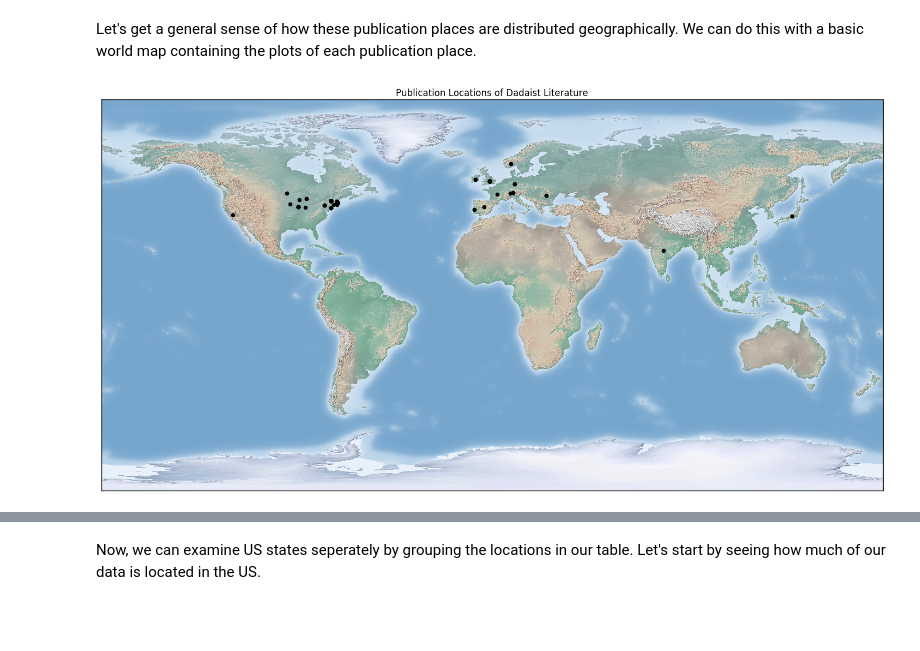
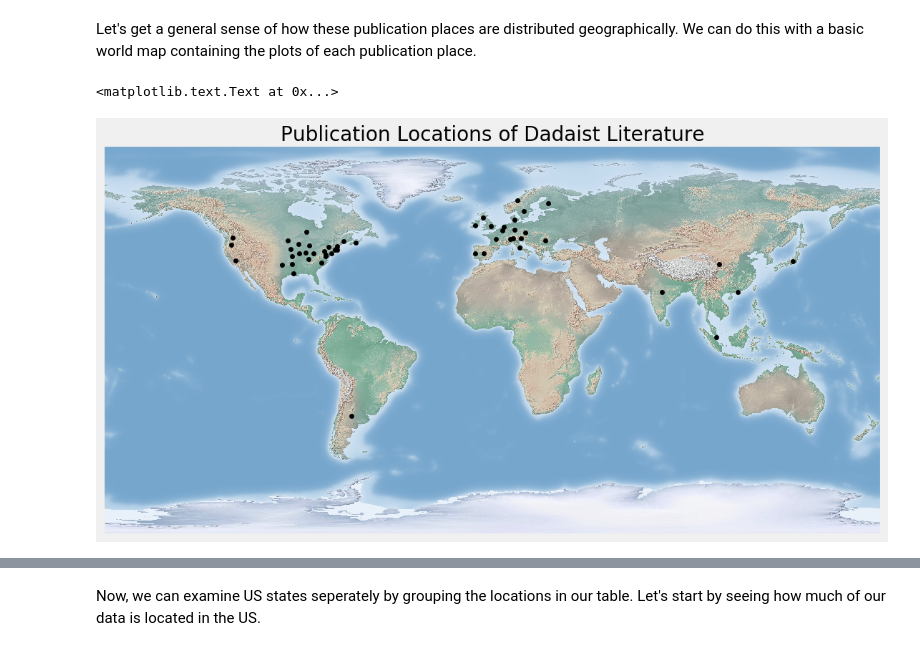
Before and after one commit to ds-modules/Library-HTRC, a Jupyter notebook: 03-mapping/Mapping the Books of the Dadaist Movement.ipynb, the cells around one changed output, grey strips where cells are left out. Drawn from its saved outputs; the diff is of its cells as text; code cells hidden in the pictures; blank space fills up the shorter version.

```diff
--- a/03-mapping/Mapping the Books of the Dadaist Movement.ipynb
+++ b/03-mapping/Mapping the Books of the Dadaist Movement.ipynb
@@ -39,3 +34,12 @@ import matplotlib
+# %%
+import os
+import numpy as np #Helps us store data in arrays
+import pandas as pd #Enables us to store data in DataFrames
+from pandas import Series
+import matplotlib
+%matplotlib inline
+import matplotlib.pyplot as plt #Lets us visualize data
+plt.style.use('fivethirtyeight')
 # %% [markdown]
 # Extracting the Metadata
 # %% [markdown]
@@ -392,2 +400,3 @@ get_coordinates("UC Berkeley")
 # %%
-locations = locations.reset_index().drop("index", axis=1) #Resetting the index
+locations = pd.read_csv("locations_table.csv")
+locations = locations.drop(["Unnamed: 0"], axis=1)
@@ -463,12 +411,12 @@ Let's get a general sense of how these publication places are distributed geogra
 # %%
 full_map = Basemap(projection='cyl', resolution=None)
 full_map.shadedrelief()
 
-fig = matplotlib.pyplot.gcf()
-fig.set_size_inches(18.5, 10.5)
+fig = plt.gcf()
+fig.set_size_inches(12.5, 8.5)
 
-full_map.scatter(new_locations_table["Longitude"], new_locations_table["Latitude"], color="black")
+full_map.scatter(locations["Longitude"], locations["Latitude"], color="black")
 plt.title("Publication Locations of Dadaist Literature")
-plt.show()
 # %% [output]
+<matplotlib.text.Text at 0x...>
-[figure, old version]
+[figure, new version]
```
Also changed, not shown: parts of 59 cells of this notebook, 4 other files.
